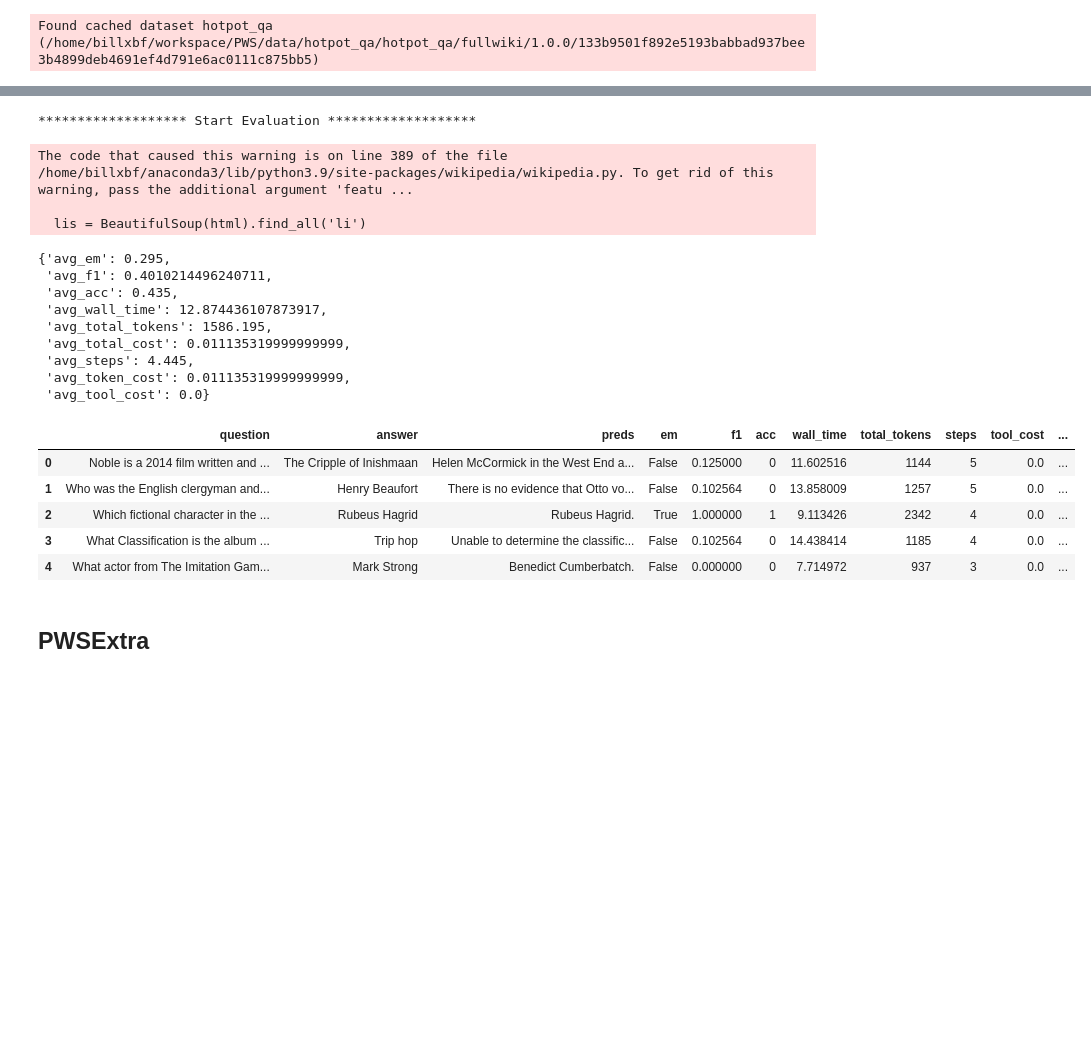
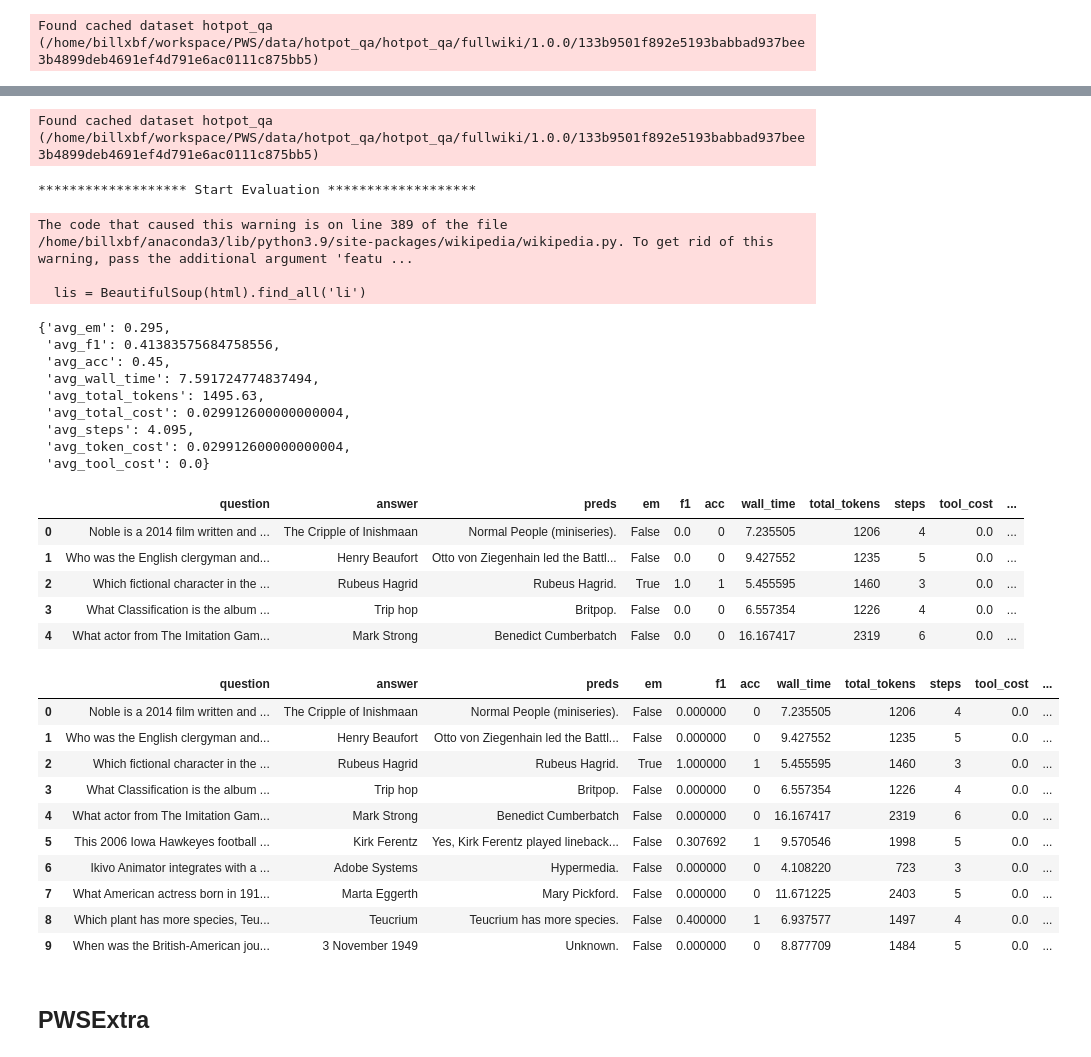
Before and after one commit to billxbf/PWS, a Jupyter notebook: Evaluation_HotpotQA.ipynb, the cells around one changed output, grey strips where cells are left out. Drawn from its saved outputs; the diff is of its cells as text; code cells hidden in the pictures; blank space fills up the shorter version.

Commit message:
update eval

```diff
--- a/Evaluation.ipynb
+++ b/Evaluation_HotpotQA.ipynb
@@ -151,6 +166,12 @@ Found cached dataset hotpot_qa (/home/billxbf/workspace/PWS/data/hotpot_qa/hotpo
+# %%
+dataset = DataLoader("hotpot_qa", seed=2024).load(200)
+pwsbase = PWS_Base(fewshot=fewshots.HOTPOTQA_PWS_BASE, planner_model="text-davinci-003", solver_model="text-davinci-003")
+eval = Evaluator(task="hotpot_qa", dataset=dataset, algo=pwsbase)
+# %% [output]
+Found cached dataset hotpot_qa (/home/billxbf/workspace/PWS/data/hotpot_qa/hotpot_qa/fullwiki/1.0.0/133b9501f892e5193babbad937bee3b4899deb4691ef4d791e6ac0111c875bb5)
 # %%
 response, data = eval.run()
-df = save_data(dataset, data, "results/hotpot_qa_pwsbase_chat.csv")
+df = save_data(dataset, data, "results/hotpot_qa_pwsbase_davinci.csv")
 response
 # %% [output]
 ******************* Start Evaluation *******************
@@ -158,23 +179,34 @@ The code that caused this warning is on line 389 of the file /home/billxbf/anaco
 
   lis = BeautifulSoup(html).find_all('li')
 {'avg_em': 0.295,
- 'avg_f1': 0.4010214496240711,
- 'avg_acc': 0.435,
- 'avg_wall_time': 12.874436107873917,
- 'avg_total_tokens': 1586.195,
- 'avg_total_cost': 0.011135319999999999,
- 'avg_steps': 4.445,
- 'avg_token_cost': 0.011135319999999999,
+ 'avg_f1': 0.41383575684758556,
+ 'avg_acc': 0.45,
+ 'avg_wall_time': 7.591724774837494,
+ 'avg_total_tokens': 1495.63,
+ 'avg_total_cost': 0.029912600000000004,
+ 'avg_steps': 4.095,
+ 'avg_token_cost': 0.029912600000000004,
  'avg_tool_cost': 0.0}
 # %%
-df.head()
+df.head(10)
 # %% [output]
 |  | question | answer | preds | em | f1 | acc | wall_time | total_tokens | steps | tool_cost | ... |
-| 0 | Noble is a 2014 film written and ... | The Cripple of Inishmaan | Helen McCormick in the West End a... | False | 0.125000 | 0 | 11.602516 | 1144 | 5 | 0.0 | ... |
-| 1 | Who was the English clergyman and... | Henry Beaufort | There is no evidence that Otto vo... | False | 0.102564 | 0 | 13.858009 | 1257 | 5 | 0.0 | ... |
-| 2 | Which fictional character in the ... | Rubeus Hagrid | Rubeus Hagrid. | True | 1.000000 | 1 | 9.113426 | 2342 | 4 | 0.0 | ... |
-| 3 | What Classification is the album ... | Trip hop | Unable to determine the classific... | False | 0.102564 | 0 | 14.438414 | 1185 | 4 | 0.0 | ... |
-| 4 | What actor from The Imitation Gam... | Mark Strong | Benedict Cumberbatch. | False | 0.000000 | 0 | 7.714972 | 937 | 3 | 0.0 | ... |
+| 0 | Noble is a 2014 film written and ... | The Cripple of Inishmaan | Normal People (miniseries). | False | 0.0 | 0 | 7.235505 | 1206 | 4 | 0.0 | ... |
+| 1 | Who was the English clergyman and... | Henry Beaufort | Otto von Ziegenhain led the Battl... | False | 0.0 | 0 | 9.427552 | 1235 | 5 | 0.0 | ... |
+| 2 | Which fictional character in the ... | Rubeus Hagrid | Rubeus Hagrid. | True | 1.0 | 1 | 5.455595 | 1460 | 3 | 0.0 | ... |
+| 3 | What Classification is the album ... | Trip hop | Britpop. | False | 0.0 | 0 | 6.557354 | 1226 | 4 | 0.0 | ... |
+| 4 | What actor from The Imitation Gam... | Mark Strong | Benedict Cumberbatch | False | 0.0 | 0 | 16.167417 | 2319 | 6 | 0.0 | ... |
+|  | question | answer | preds | em | f1 | acc | wall_time | total_tokens | steps | tool_cost | ... |
+| 0 | Noble is a 2014 film written and ... | The Cripple of Inishmaan | Normal People (miniseries). | False | 0.000000 | 0 | 7.235505 | 1206 | 4 | 0.0 | ... |
+| 1 | Who was the English clergyman and... | Henry Beaufort | Otto von Ziegenhain led the Battl... | False | 0.000000 | 0 | 9.427552 | 1235 | 5 | 0.0 | ... |
+| 2 | Which fictional character in the ... | Rubeus Hagrid | Rubeus Hagrid. | True | 1.000000 | 1 | 5.455595 | 1460 | 3 | 0.0 | ... |
+| 3 | What Classification is the album ... | Trip hop | Britpop. | False | 0.000000 | 0 | 6.557354 | 1226 | 4 | 0.0 | ... |
+| 4 | What actor from The Imitation Gam... | Mark Strong | Benedict Cumberbatch | False | 0.000000 | 0 | 16.167417 | 2319 | 6 | 0.0 | ... |
+| 5 | This 2006 Iowa Hawkeyes football ... | Kirk Ferentz | Yes, Kirk Ferentz played lineback... | False | 0.307692 | 1 | 9.570546 | 1998 | 5 | 0.0 | ... |
+| 6 | Ikivo Animator integrates with a ... | Adobe Systems | Hypermedia. | False | 0.000000 | 0 | 4.108220 | 723 | 3 | 0.0 | ... |
+| 7 | What American actress born in 191... | Marta Eggerth | Mary Pickford. | False | 0.000000 | 0 | 11.671225 | 2403 | 5 | 0.0 | ... |
+| 8 | Which plant has more species, Teu... | Teucrium | Teucrium has more species. | False | 0.400000 | 1 | 6.937577 | 1497 | 4 | 0.0 | ... |
+| 9 | When was the British-American jou... | 3 November 1949 | Unknown. | False | 0.000000 | 0 | 8.877709 | 1484 | 5 | 0.0 | ... |
 # %% [markdown]
 ## PWSExtra
 # %%
```
Also changed, not shown: parts of 6 cells of this notebook, 28 other files.
